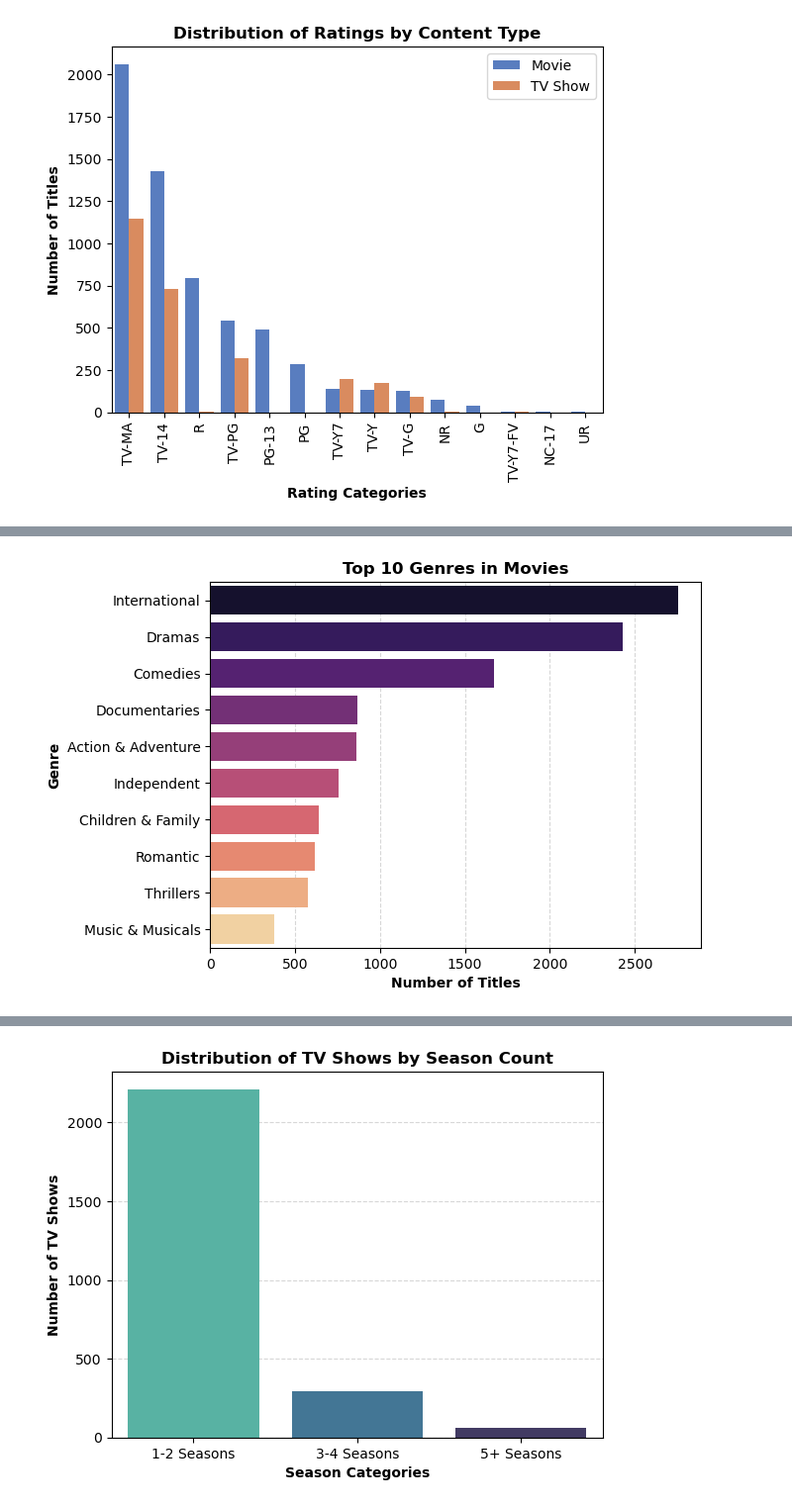
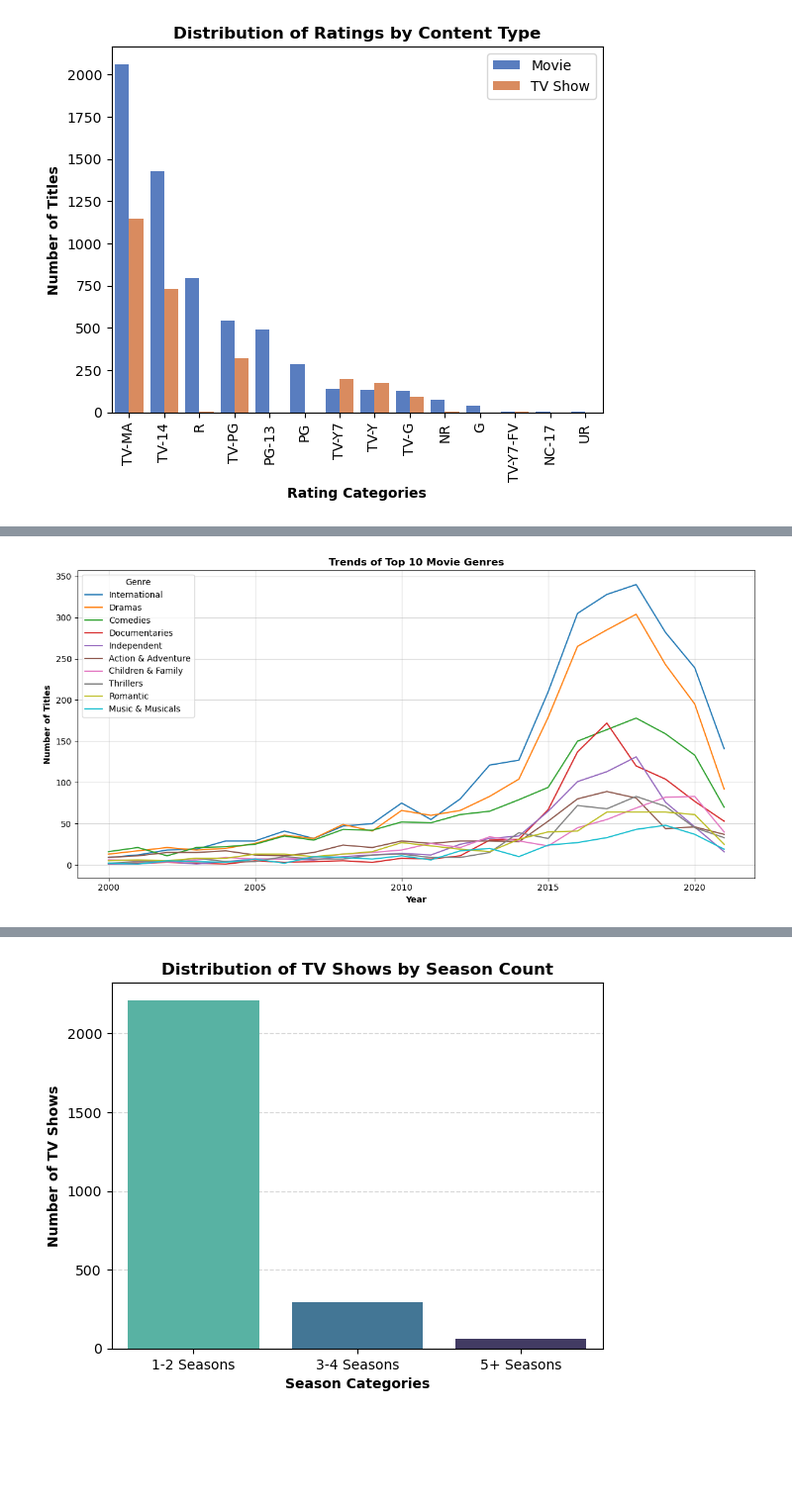
Before and after one commit to berkaygirgin/netflix-data-analysis, a Jupyter notebook: notebook/netflix_analysis.ipynb, the cells around one changed output, grey strips where cells are left out. Shown at 99% size. Cells and saved outputs as stored; diff of their text form; code cells hidden in the pictures; blank space fills up the shorter version.

```diff
--- a/notebook/netflix_analysis.ipynb
+++ b/notebook/netflix_analysis.ipynb
@@ -68,0 +107,3 @@ Index(['date_added', 'rating', 'duration'], dtype='object')
+# %%
+columns_to_drop = netflix.columns[(netflix.isna().sum() <= threshold) & (netflix.isna().sum() > 0)]
+print(columns_to_drop)
@@ -113,0 +137,6 @@ dtype: int64
+# %%
+netflix["duration"] = netflix["duration"].str.replace(" min", "", regex=False)
+netflix["duration"] = netflix["duration"].str.replace(r" Seasons?", "", regex=True).astype("int")
+netflix["genre"] = netflix["genre"].str.replace(" Movies", "", regex=False)
+netflix["genre"] = netflix["genre"].str.replace(" TV Shows|TV|'", "", regex=True)
+netflix["genre"] = netflix["genre"].str.split(", ")
@@ -172,7 +207,13 @@ plt.show()
 # %%
-df_genres = df.copy()
-df_genres["listed_in"] = df_genres["listed_in"].str.split(", ")
-df_genres = df_genres.explode("listed_in")
-
-genre_counts = df_genres[["listed_in", "type"]].value_counts().reset_index()
-genre_counts.columns = ["genre", "type", "count"]
+movies = netflix[netflix["type"] == "Movie"].copy()
+movies_exploded = movies.explode("genre")
+# %%
+movie_genre_count = movies_exploded["genre"].value_counts().iloc[0:10].reset_index()
+top_movie_genres = movie_genre_count["genre"].iloc[0:10]
+
+sns.barplot(data=movie_genre_count, y="genre", x="count", hue="genre", palette="magma", zorder=2)
+plt.title("Top 10 Genres in Movies", fontsize=12, fontweight="bold")
+plt.xlabel("Number of Titles", fontsize=10, fontweight="bold")
+plt.ylabel("Genre", fontsize=10, fontweight="bold")
+plt.grid(axis="x", linestyle="--", alpha=0.5, zorder=0)
+plt.show()
@@ -179,12 +222,15 @@ genre_counts.columns = ["genre", "type", "count"]
 # %%
-top_10_movie_genres = genre_counts[genre_counts["type"] == "Movie"].iloc[0:10]
-top_10_movie_genres["genre"] = top_10_movie_genres["genre"].str.replace(" Movies", "", regex=False).str.strip()
+movie_genre_by_year = movies_exploded[movies_exploded["genre"].isin(top_movie_genres)][["genre", "year"]].value_counts().reset_index()
+movie_genre_by_year = movie_genre_by_year[movie_genre_by_year["year"] >= 2000]
 
-sns.barplot(data=top_10_movie_genres , y="genre", x="count", hue="genre", palette="magma", zorder=2)
-plt.title("Top 10 Genres in Movies", fontsize=12, fontweight="bold")
-plt.xlabel("Number of Titles", fontsize=10, fontweight="bold")
-plt.ylabel("Genre", fontsize=10, fontweight="bold")
-plt.grid(axis="x", linestyle="--", alpha=0.5, zorder=0)
+plt.figure(figsize=(12, 6))
+sns.lineplot(data=movie_genre_by_year, x="year", y="count", hue="genre", palette="tab10")
+plt.title("Trends of Top 10 Movie Genres", fontsize=12, fontweight='bold')
+plt.xlabel("Year", fontsize=10, fontweight="bold")
+plt.ylabel("Number of Titles", fontsize=10, fontweight="bold")
+plt.legend().set_title("Genre")
+plt.grid(alpha=0.5)
+plt.tight_layout()
 plt.show()
 # %% [output]
-[figure, old version]
+[figure, new version]
```
Also changed, not shown: parts of 51 cells of this notebook.
